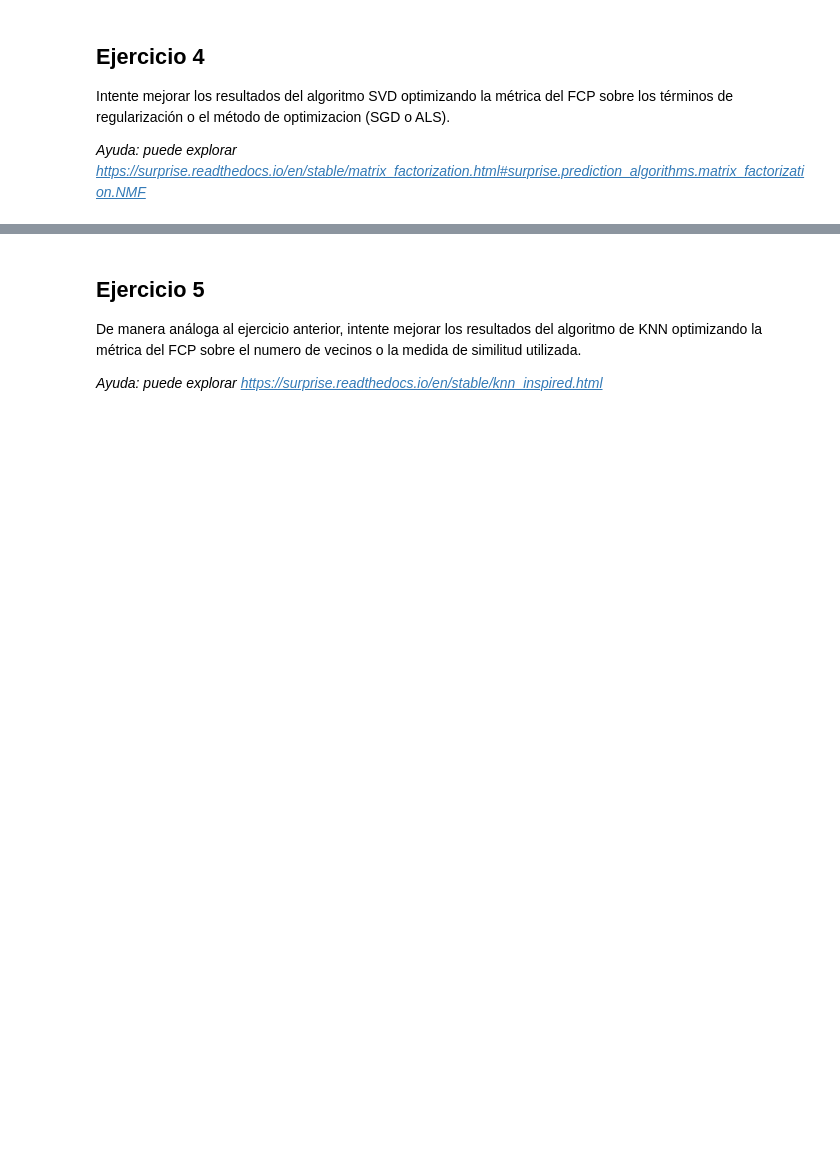
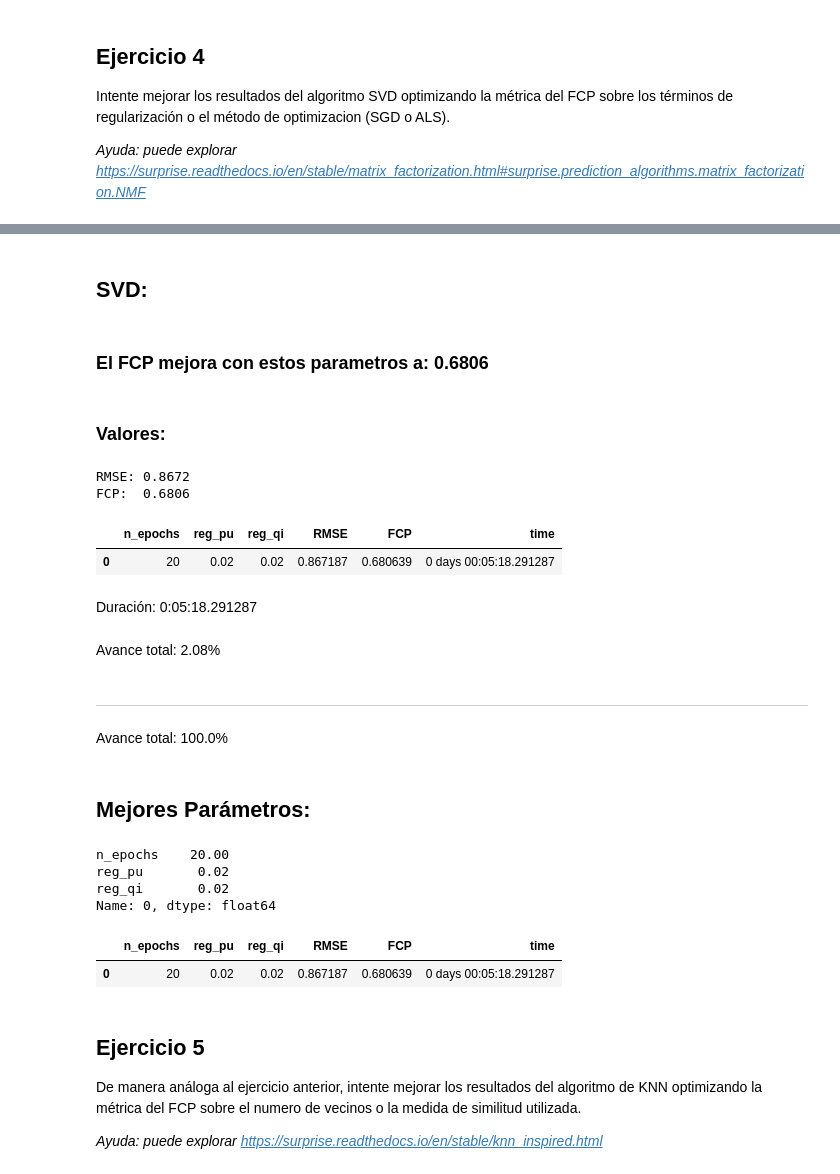
Before and after one commit to sergiomora03/deep-learning-intermediate, a Jupyter notebook: Activities/Semana13_FiltradoColaborativo_Surprise_Actividad.ipynb, the cells around one changed output, grey strips where cells are left out. Drawn from its saved outputs; the diff is of its cells as text; code cells hidden in the pictures; blank space fills up the shorter version.

```diff
--- a/Activities/Semana13_FiltradoColaborativo_Surprise_Actividad.ipynb
+++ b/Activities/Semana13_FiltradoColaborativo_Surprise_Actividad.ipynb
@@ -694,3 +758,68 @@ time_GridSearch_SVD = tiempo_ter - tiempo_ini
+# %%
+n_epochs = [20, 40, 60]
+reg_pu = [0.02, 0.04, 0.08, 0.1]
+reg_qi = [0.02, 0.04, 0.08, 0.1]
+
+beha = pd.DataFrame(columns = ['n_epochs', 'reg_pu', 'reg_qi', 'RMSE','FCP','time'])
+best_fcp = 0
+bsl_options_params = pd.DataFrame.from_records(list(i for i in product(n_epochs, reg_pu, reg_qi)),
+                                               columns=['n_epochs', 'reg_pu', 'reg_qi'])
+best_params = pd.DataFrame(columns=bsl_options_params.columns)
+display(Markdown("## SVD: "))
+for i in range(len(bsl_options_params)):
+    bsl_options = {'n_epochs': bsl_options_params['n_epochs'][i],
+                   'reg_pu': bsl_options_params['reg_pu'][i],
+                   'reg_qi': bsl_options_params['reg_qi'][i]
+                  }
+    SVD = SVDpp(random_state=0)
+    tiempo_ini = datetime.datetime.now()
+    predSVD = SVD.fit(trainset).test(testset)
+    act_fcp = accuracy.fcp(predSVD, verbose = 0)
+    tiempo_ter = datetime.datetime.now()
+    time_SVD = tiempo_ter - tiempo_ini
+    if act_fcp > best_fcp:
+        display(Markdown(f'### El FCP mejora con estos parametros a: {str(round(act_fcp, 4))}'))
+        display(Markdown(f'### Valores:'))
+        simi = pd.DataFrame({'n_epochs': [bsl_options_params['n_epochs'][i]],
+                             'reg_pu': [bsl_options_params['reg_pu'][i]],
+                             'reg_qi': [bsl_options_params['reg_qi'][i]],
+                             'RMSE': [accuracy.rmse(predSVD)],
+                             'FCP': [accuracy.fcp(predSVD)],
+                             'time':[time_SVD]}
+                             )
+        display(simi)
+        beha = beha.append(simi)
+        display(Markdown(f'Duración: {time_SVD}'))
+        display(Markdown(f'Avance total: {str(round((i+1)/len(bsl_options_params)*100, 2))}%'))
+        best_fcp = act_fcp
+        best_params = bsl_options_params.loc[i]
+        display(Markdown("---"))
+    if i+1 == len(bsl_options_params):
+        display(Markdown(f'Avance total: {str(round((i+1)/len(bsl_options_params)*100, 2))}%'))
+    # break
+
+display(Markdown('## Mejores Parámetros: '))
+display(best_params)
+display(beha)
+# %% [output]
+## SVD:
+### El FCP mejora con estos parametros a: 0.6806
+### Valores:
+RMSE: 0.8672
+FCP:  0.6806
+|  | n_epochs | reg_pu | reg_qi | RMSE | FCP | time |
+| 0 | 20 | 0.02 | 0.02 | 0.867187 | 0.680639 | 0 days 00:05:18.291287 |
+Duración: 0:05:18.291287
+Avance total: 2.08%
+---
+Avance total: 100.0%
+## Mejores Parámetros:
+n_epochs    20.00
+reg_pu       0.02
+reg_qi       0.02
+Name: 0, dtype: float64
+|  | n_epochs | reg_pu | reg_qi | RMSE | FCP | time |
+| 0 | 20 | 0.02 | 0.02 | 0.867187 | 0.680639 | 0 days 00:05:18.291287 |
 # %% [markdown]
 ## Ejercicio 5
 
```
Also changed, not shown: parts of 9 cells of this notebook, 1 other file.
